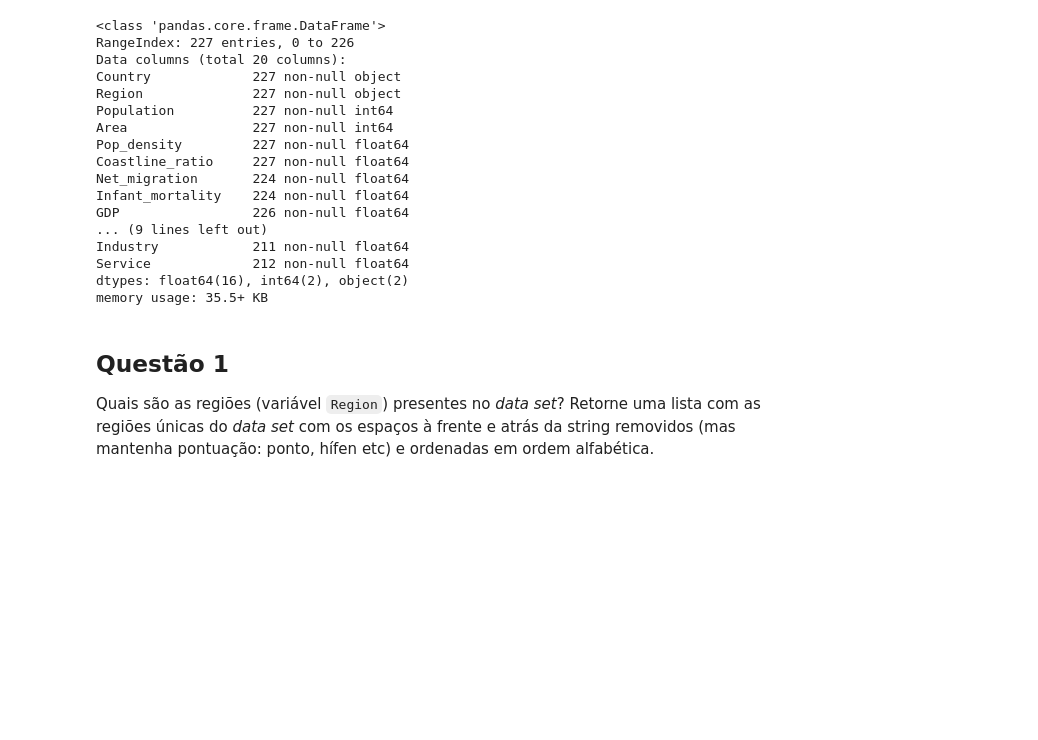
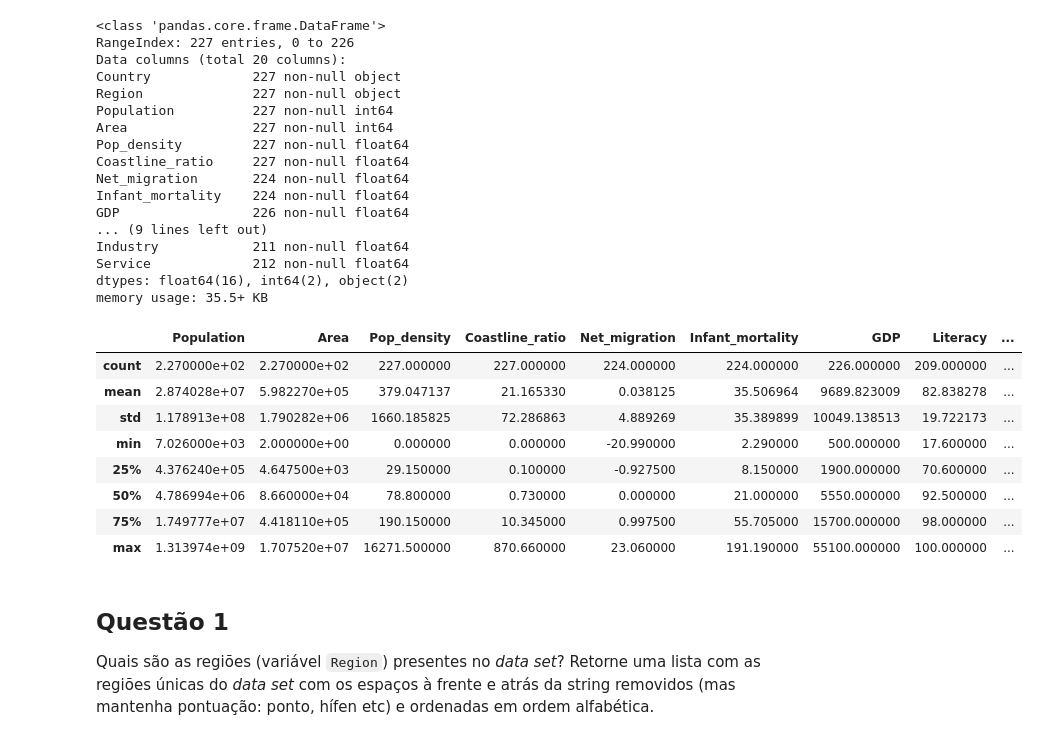
Before and after one commit to lucasvascrocha/Course_codenation, a Jupyter notebook: data-science-4/main.ipynb, the cells around one changed output. Cells and saved outputs as stored; diff of their text form; code cells hidden in the pictures; blank space fills up the shorter version.

```diff
--- a/data-science-4/main.ipynb
+++ b/data-science-4/main.ipynb
@@ -114,6 +114,18 @@ Industry            211 non-null float64
 Service             212 non-null float64
 dtypes: float64(16), int64(2), object(2)
 memory usage: 35.5+ KB
+# %%
+countries.describe()
+# %% [output]
+|  | Population | Area | Pop_density | Coastline_ratio | Net_migration | Infant_mortality | GDP | Literacy | ... |
+| count | 2.270000e+02 | 2.270000e+02 | 227.000000 | 227.000000 | 224.000000 | 224.000000 | 226.000000 | 209.000000 | ... |
+| mean | 2.874028e+07 | 5.982270e+05 | 379.047137 | 21.165330 | 0.038125 | 35.506964 | 9689.823009 | 82.838278 | ... |
+| std | 1.178913e+08 | 1.790282e+06 | 1660.185825 | 72.286863 | 4.889269 | 35.389899 | 10049.138513 | 19.722173 | ... |
+| min | 7.026000e+03 | 2.000000e+00 | 0.000000 | 0.000000 | -20.990000 | 2.290000 | 500.000000 | 17.600000 | ... |
+| 25% | 4.376240e+05 | 4.647500e+03 | 29.150000 | 0.100000 | -0.927500 | 8.150000 | 1900.000000 | 70.600000 | ... |
+| 50% | 4.786994e+06 | 8.660000e+04 | 78.800000 | 0.730000 | 0.000000 | 21.000000 | 5550.000000 | 92.500000 | ... |
+| 75% | 1.749777e+07 | 4.418110e+05 | 190.150000 | 10.345000 | 0.997500 | 55.705000 | 15700.000000 | 98.000000 | ... |
+| max | 1.313974e+09 | 1.707520e+07 | 16271.500000 | 870.660000 | 23.060000 | 191.190000 | 55100.000000 | 100.000000 | ... |
 # %%
 countries['Country'] = countries['Country'].str.strip()
 countries['Region'] = countries['Region'].str.strip()
```
Also changed, not shown: parts of 6 cells of this notebook, 3 other files.
